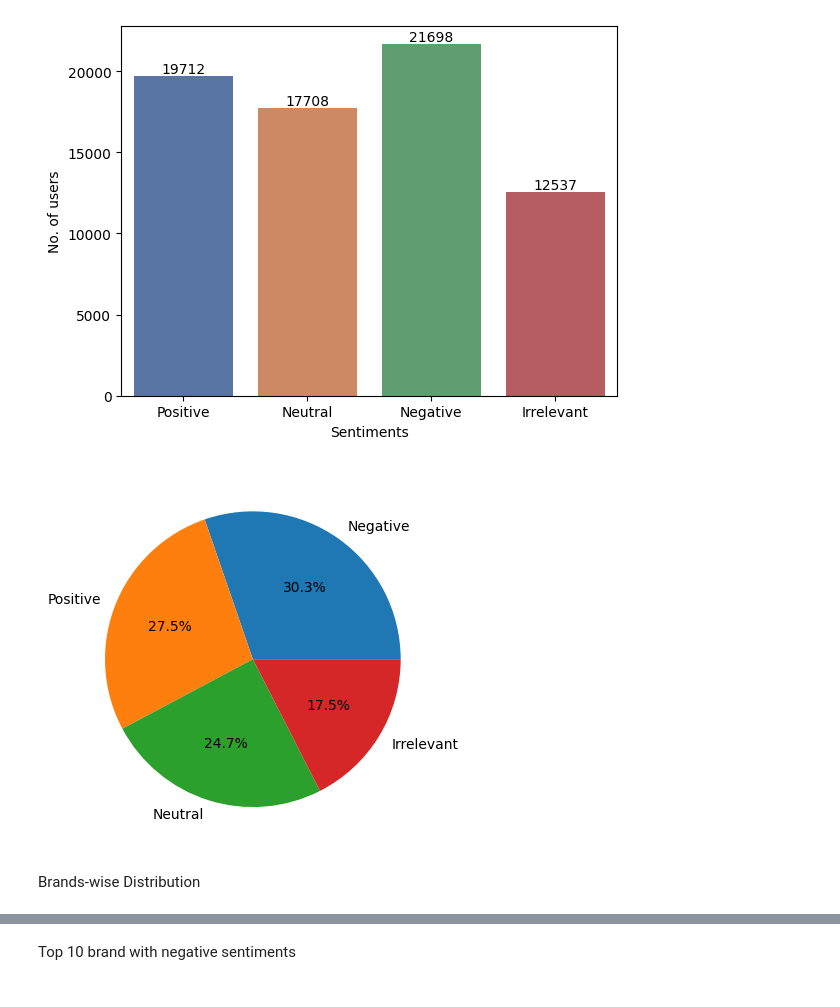
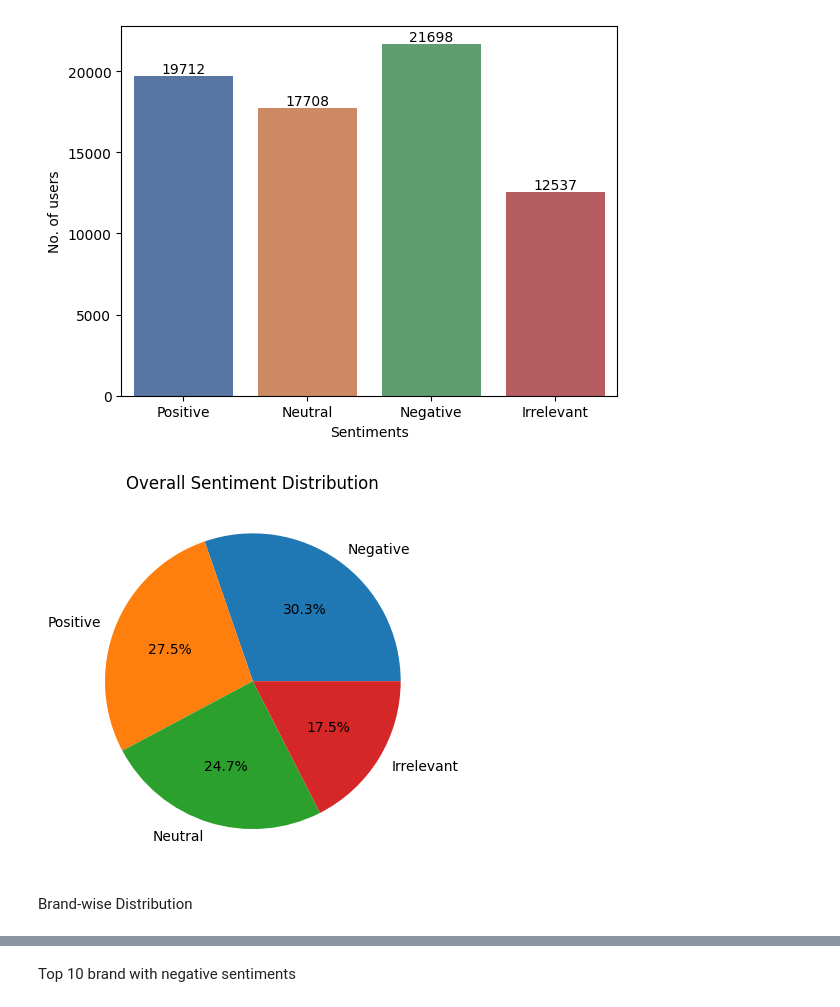
Before and after one commit to mayanksali05/PRODIGY_DS_04, a Jupyter notebook: task_4.ipynb, the cells around one changed output, grey strips where cells are left out. Saved outputs shown, nothing was run; the diff lists cells and outputs as text; code cells hidden in the pictures.

```diff
--- a/task_4.ipynb
+++ b/task_4.ipynb
@@ -155,11 +155,12 @@ Passing `palette` without assigning `hue` is deprecated and will be removed in v
 # %%
 senti_count = data["Sentiment"].value_counts()
 plt.pie(senti_count, labels=senti_count.index, autopct="%1.1f%%")
+plt.title("Overall Sentiment Distribution")
 plt.show()
 # %% [output]
-[figure, old version]
+[figure, new version]
 # %% [markdown]
-Brands-wise Distribution
+Brand-wise Distribution
 # %%
 plt.figure(figsize=(15,15))
 sns.countplot(x="Brands", data=data, hue="Sentiment", palette="viridis")
```
Also changed, not shown: parts of 1 cell of this notebook.
